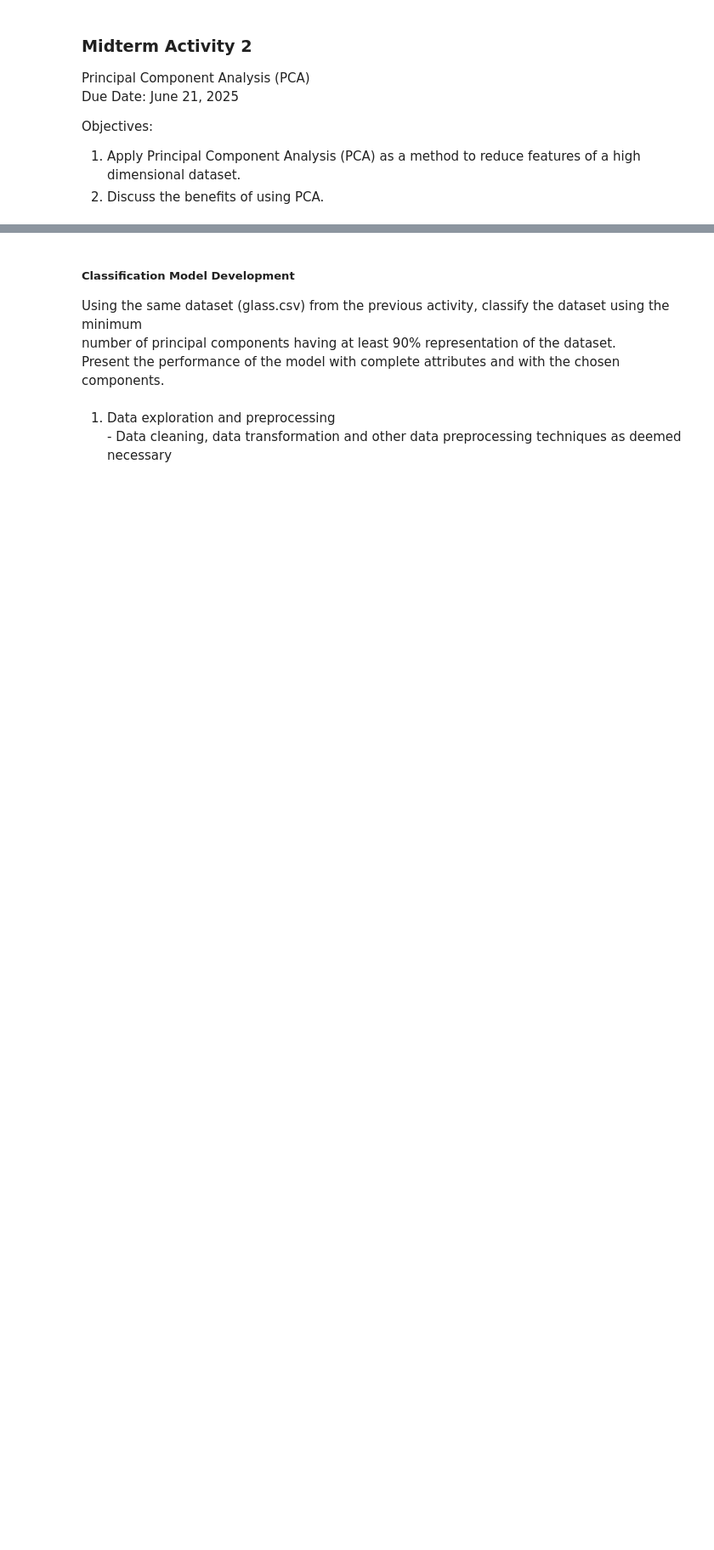
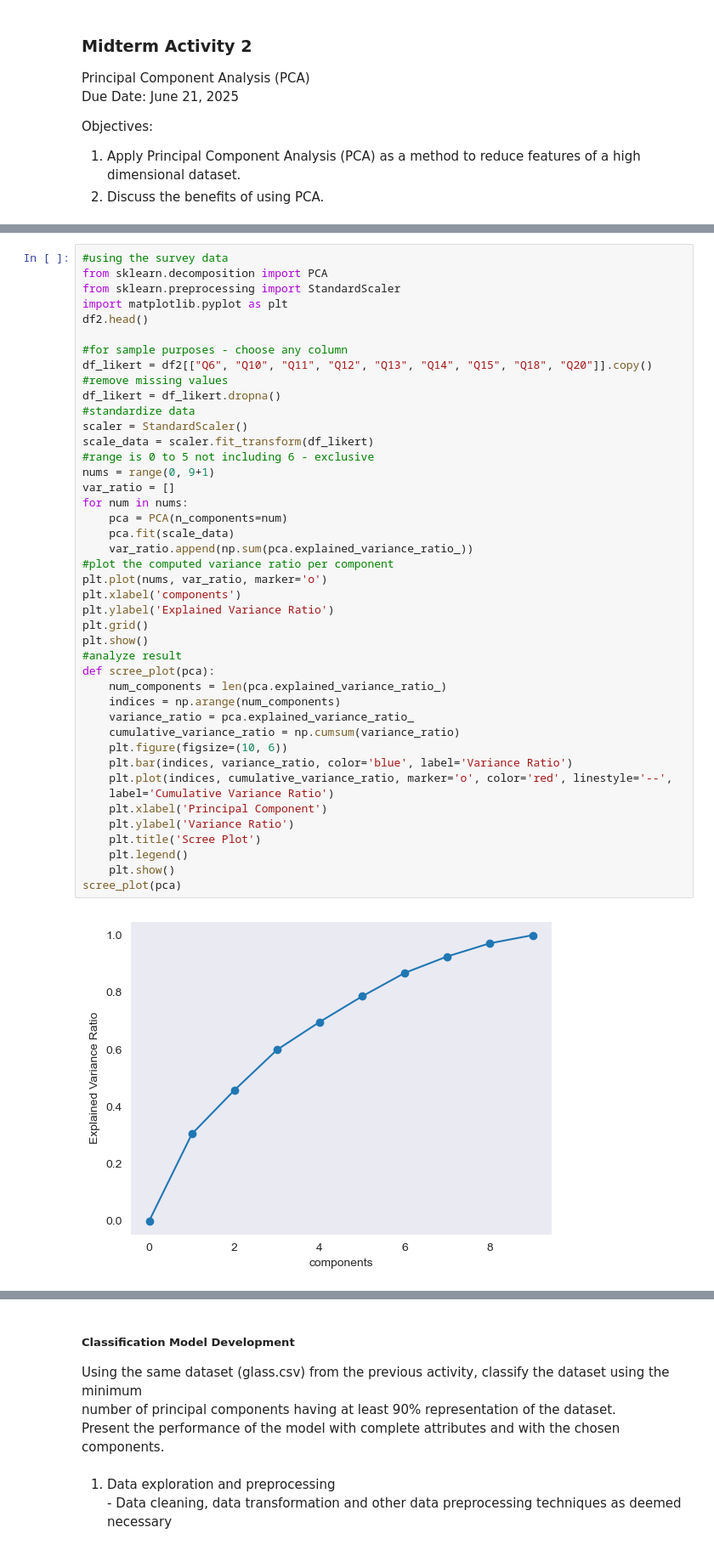
Before and after one commit to Nikkochoy/Data_Mining_Activities, a Jupyter notebook: Activities/Choy_Maga_M02.ipynb, the cells around one changed output, grey strips where cells are left out. Shown at 85% size. Cells and saved outputs as stored; diff of their text form; blank space fills up the shorter version.

```diff
--- a/Activities/Choy_Maga_M02.ipynb
+++ b/Activities/Choy_Maga_M02.ipynb
@@ -9,0 +131,45 @@ dimensional dataset.
+# %%
+#using the survey data
+from sklearn.decomposition import PCA
+from sklearn.preprocessing import StandardScaler
+import matplotlib.pyplot as plt
+df2.head()
+
+#for sample purposes - choose any column
+df_likert = df2[["Q6", "Q10", "Q11", "Q12", "Q13", "Q14", "Q15", "Q18", "Q20"]].copy()
+#remove missing values
+df_likert = df_likert.dropna()
+#standardize data
+scaler = StandardScaler()
+scale_data = scaler.fit_transform(df_likert)
+#range is 0 to 5 not including 6 - exclusive
+nums = range(0, 9+1)
+var_ratio = []
+for num in nums:
+    pca = PCA(n_components=num)
+    pca.fit(scale_data)
+    var_ratio.append(np.sum(pca.explained_variance_ratio_))
+#plot the computed variance ratio per component
+plt.plot(nums, var_ratio, marker='o')
+plt.xlabel('components')
+plt.ylabel('Explained Variance Ratio')
+plt.grid()
+plt.show()
+#analyze result
+def scree_plot(pca):
+    num_components = len(pca.explained_variance_ratio_)
+    indices = np.arange(num_components)
+    variance_ratio = pca.explained_variance_ratio_
+    cumulative_variance_ratio = np.cumsum(variance_ratio)
+    plt.figure(figsize=(10, 6))
+    plt.bar(indices, variance_ratio, color='blue', label='Variance Ratio')
+    plt.plot(indices, cumulative_variance_ratio, marker='o', color='red', linestyle='--',
+    label='Cumulative Variance Ratio')
+    plt.xlabel('Principal Component')
+    plt.ylabel('Variance Ratio')
+    plt.title('Scree Plot')
+    plt.legend()
+    plt.show()
+scree_plot(pca)
+# %% [output]
+[figure, added]
```
Also changed, not shown: parts of 8 cells of this notebook, 3 other files.
